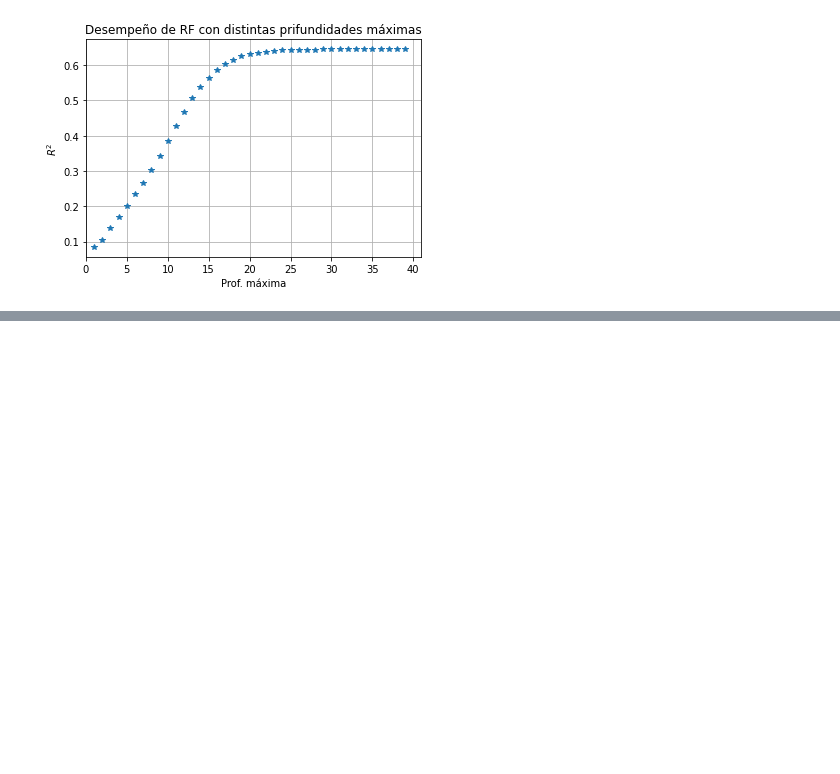
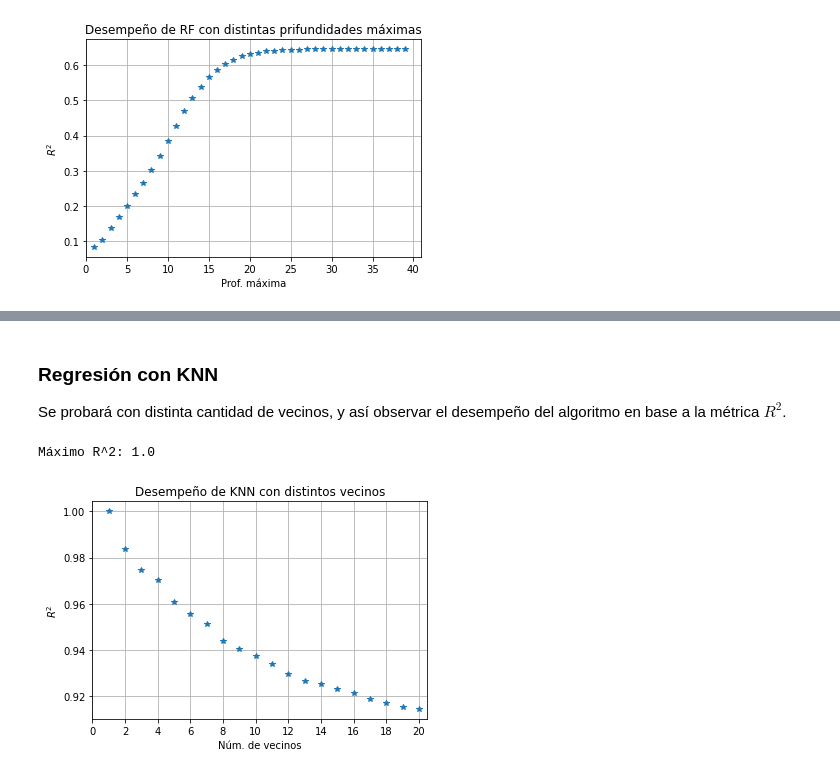
Before and after one commit to SoraSpace769/CC5206_steam_games, a Jupyter notebook: regresion (2).ipynb, the cells around one changed output, grey strips where cells are left out. Cells and saved outputs as stored; diff of their text form; code cells hidden in the pictures; blank space fills up the shorter version.

```diff
--- a/regresion (2).ipynb
+++ b/regresion (2).ipynb
@@ -103,0 +176,28 @@ plt.show()
+# %% [markdown]
+### Regresión con KNN
+
+Se probará con distinta cantidad de vecinos, y así observar el desempeño del algoritmo en base a la métrica $R^2$.
+# %%
+neigh_knn = np.arange(1, 21, step=1)
+r2_scores_knn = np.zeros_like(neigh_knn, dtype=np.float16)
+for i in range(len(neigh_knn)):
+
+    regr_knn = KNeighborsRegressor(n_neighbors=neigh_knn[i])
+    regr_knn.fit(X, y)
+    #regr_knn.predict(X)
+    r2_scores_knn[i] = regr_knn.score(X,y)
+# %%
+print("Máximo R^2:", max(r2_scores_knn))
+# %% [output]
+Máximo R^2: 1.0
+# %%
+plt.plot(neigh_knn, r2_scores_knn, "*")
+plt.grid(True)
+plt.title("Desempeño de KNN con distintos vecinos")
+plt.xlabel("Núm. de vecinos")
+plt.ylabel("$R^2$")
+plt.xlim(0,20.5)
+plt.xticks(np.arange(0, max(neigh_knn)+1, 2.0))
+plt.show()
+# %% [output]
+[figure, added]
```
Also changed, not shown: parts of 18 cells of this notebook.
